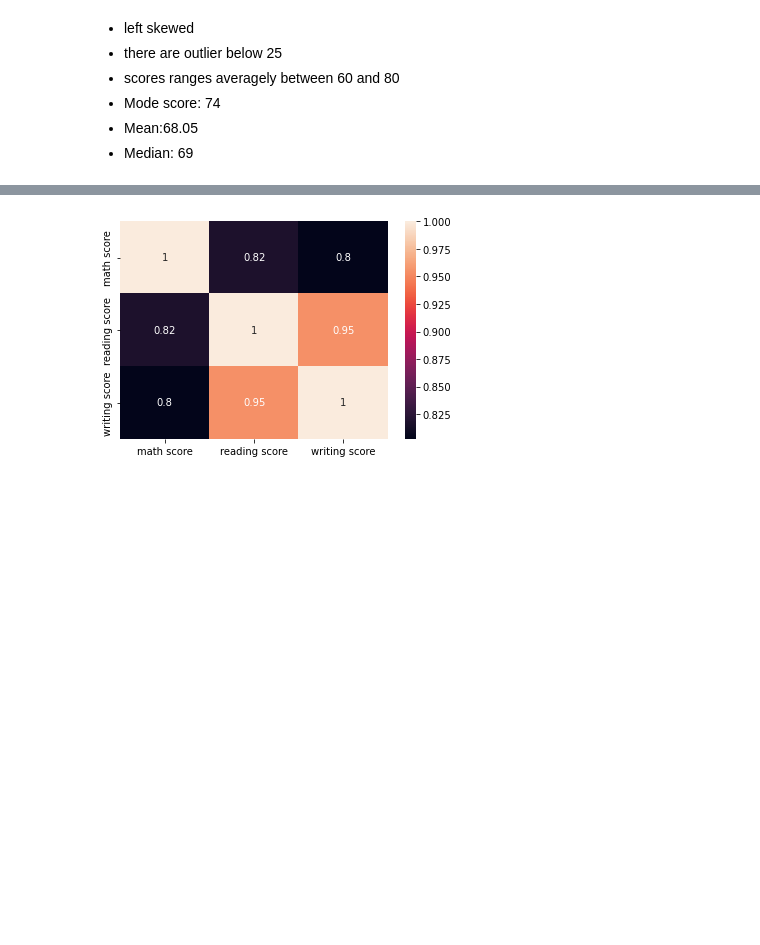
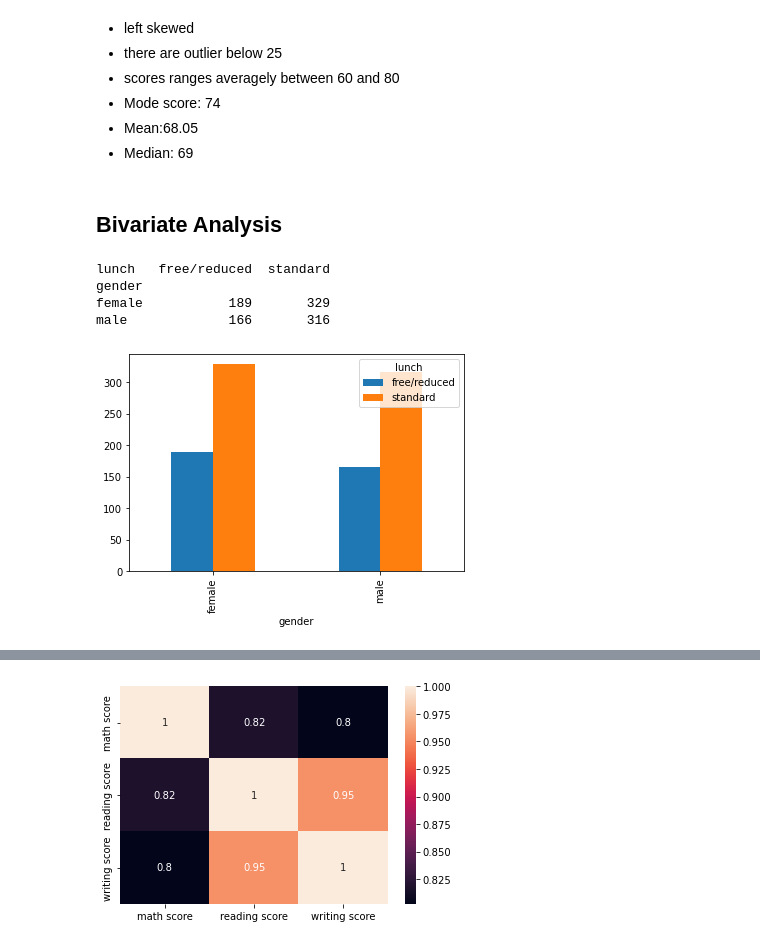
Before and after one commit to dougymenns/data_cleaning, a Jupyter notebook: EDA 02/student_performance_eda(day03).ipynb, the cells around one changed output, grey strips where cells are left out. Saved outputs shown, nothing was run; the diff lists cells and outputs as text; code cells hidden in the pictures; blank space fills up the shorter version.

```diff
--- a/EDA 02/student_performance_eda(day03).ipynb
+++ b/EDA 02/student_performance_eda(day03).ipynb
@@ -175,3 +175,18 @@ dist_box_violin(data['writing score'])
 - Mode score: 74
 - Mean:68.05
 - Median: 69
+# %% [markdown]
+## Bivariate Analysis
+# %%
+def uni_cat_viz(data,name=None):
+    pro_vs_cat = pd.crosstab(data.gender,data[name])
+    print(pro_vs_cat)
+    return pro_vs_cat.plot(kind='bar');
+# %%
+uni_cat_viz(data,'lunch');
+# %% [output]
+lunch   free/reduced  standard
+gender
+female           189       329
+male             166       316
+[figure, added]
```
Also changed, not shown: parts of 29 cells of this notebook, 2 other files.
